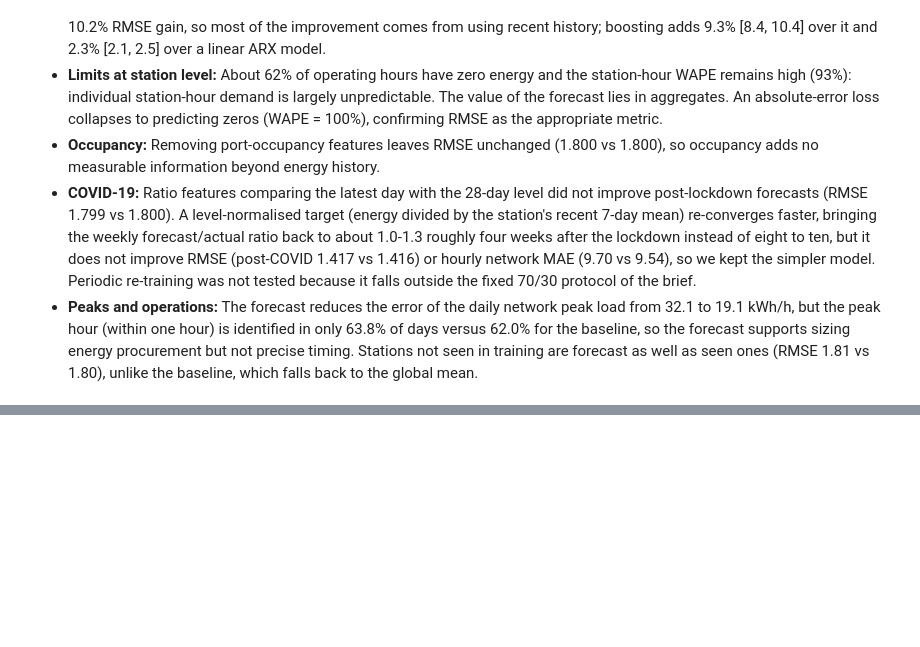
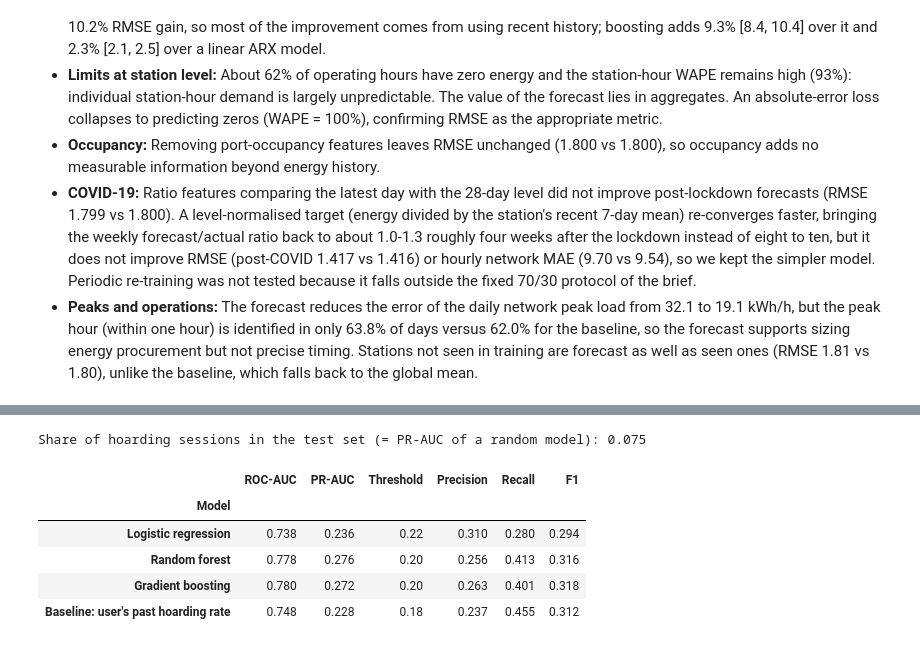
Before and after one commit to FridaGi/ITBA, a Jupyter notebook: ITBA_Project.ipynb, the cells around one changed output, grey strips where cells are left out. Cells and saved outputs as stored; diff of their text form; code cells hidden in the pictures; blank space fills up the shorter version.

```diff
--- a/ITBA_Project.ipynb
+++ b/ITBA_Project.ipynb
@@ -1452,0 +1556,51 @@ seen  {'baseline': 2.189, 'naive4w': 1.986, 'ridge': 1.845, 'gb': 1.798}
+# %%
+from sklearn.compose import ColumnTransformer
+from sklearn.pipeline import Pipeline
+from sklearn.preprocessing import OneHotEncoder, StandardScaler
+from sklearn.linear_model import LogisticRegression
+from sklearn.ensemble import RandomForestClassifier, HistGradientBoostingClassifier
+from sklearn.metrics import roc_auc_score, average_precision_score, precision_score, recall_score, f1_score
+
+feat = num_cols + cat_cols + bin_cols
+ohe = lambda: OneHotEncoder(handle_unknown="ignore")
+pre_lin = ColumnTransformer([("num", StandardScaler(), num_cols), ("cat", ohe(), cat_cols), ("bin", "passthrough", bin_cols)])
+pre_tree = ColumnTransformer([("num", "passthrough", num_cols), ("cat", OneHotEncoder(handle_unknown="ignore", sparse_output=False), cat_cols), ("bin", "passthrough", bin_cols)])
+
+models = {
+    "Logistic regression": Pipeline([("pre", pre_lin), ("m", LogisticRegression(max_iter=1000, C=1.0))]),
+    "Random forest": Pipeline([("pre", pre_tree), ("m", RandomForestClassifier(n_estimators=200, min_samples_leaf=50, n_jobs=-1, random_state=42))]),
+    "Gradient boosting": Pipeline([("pre", pre_tree), ("m", HistGradientBoostingClassifier(max_iter=200, learning_rate=0.08, random_state=42))]),
+}
+
+def best_threshold(y, p):
+    ths = np.linspace(0.05, 0.8, 76)
+    return ths[int(np.argmax([f1_score(y, p >= t) for t in ths]))]
+
+rows, fitted = [], {}
+for name, mdl in models.items():
+    mdl.fit(core[feat], core["Hoarding"])
+    th = best_threshold(val["Hoarding"], mdl.predict_proba(val[feat])[:, 1])
+    p = mdl.predict_proba(test[feat])[:, 1]
+    yhat = p >= th
+    rows.append({"Model": name, "ROC-AUC": roc_auc_score(test.Hoarding, p), "PR-AUC": average_precision_score(test.Hoarding, p),
+                 "Threshold": th, "Precision": precision_score(test.Hoarding, yhat), "Recall": recall_score(test.Hoarding, yhat),
+                 "F1": f1_score(test.Hoarding, yhat)})
+    fitted[name] = mdl
+
+p0 = test["prior_hoard_rate"].to_numpy()
+th0 = best_threshold(val["Hoarding"], val["prior_hoard_rate"].to_numpy())
+rows.append({"Model": "Baseline: user's past hoarding rate", "ROC-AUC": roc_auc_score(test.Hoarding, p0),
+             "PR-AUC": average_precision_score(test.Hoarding, p0), "Threshold": th0,
+             "Precision": precision_score(test.Hoarding, p0 >= th0), "Recall": recall_score(test.Hoarding, p0 >= th0),
+             "F1": f1_score(test.Hoarding, p0 >= th0)})
+results = pd.DataFrame(rows).set_index("Model").round(3)
+print("Share of hoarding sessions in the test set (= PR-AUC of a random model):", round(test.Hoarding.mean(), 3))
+display(results)
+# %% [output]
+Share of hoarding sessions in the test set (= PR-AUC of a random model): 0.075
+|  | ROC-AUC | PR-AUC | Threshold | Precision | Recall | F1 |
+| Model |  |  |  |  |  |  |
+| Logistic regression | 0.738 | 0.236 | 0.22 | 0.310 | 0.280 | 0.294 |
+| Random forest | 0.778 | 0.276 | 0.20 | 0.256 | 0.413 | 0.316 |
+| Gradient boosting | 0.780 | 0.272 | 0.20 | 0.263 | 0.401 | 0.318 |
+| Baseline: user's past hoarding rate | 0.748 | 0.228 | 0.18 | 0.237 | 0.455 | 0.312 |
```
Also changed, not shown: parts of 20 cells of this notebook.
